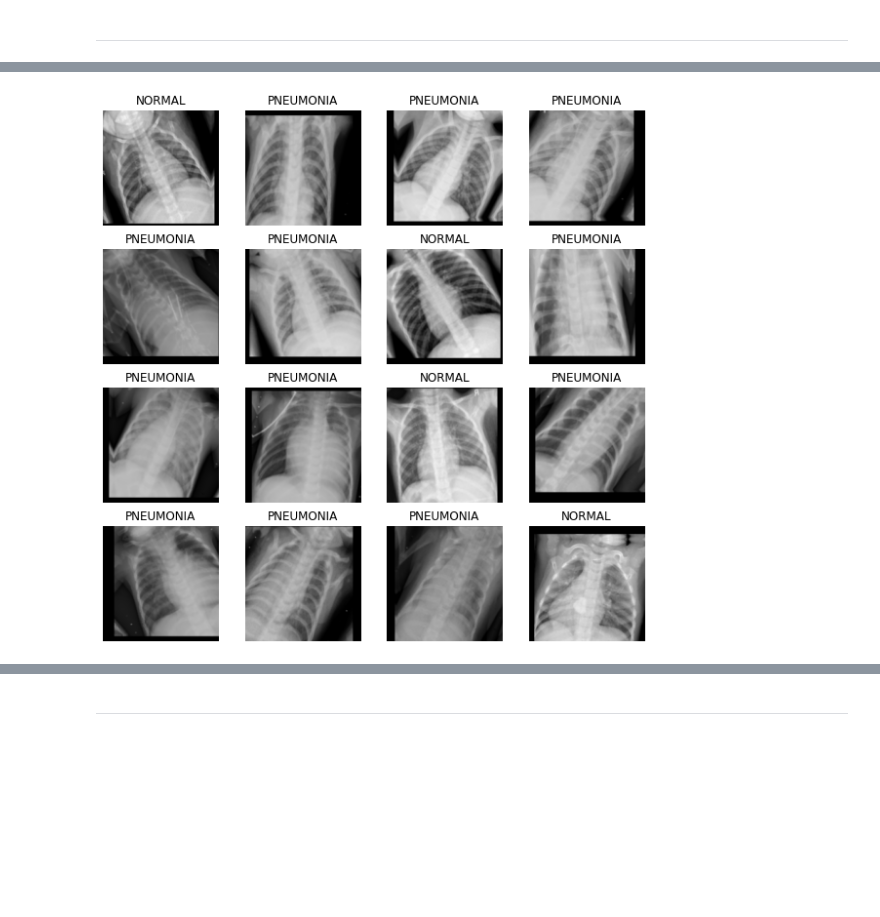
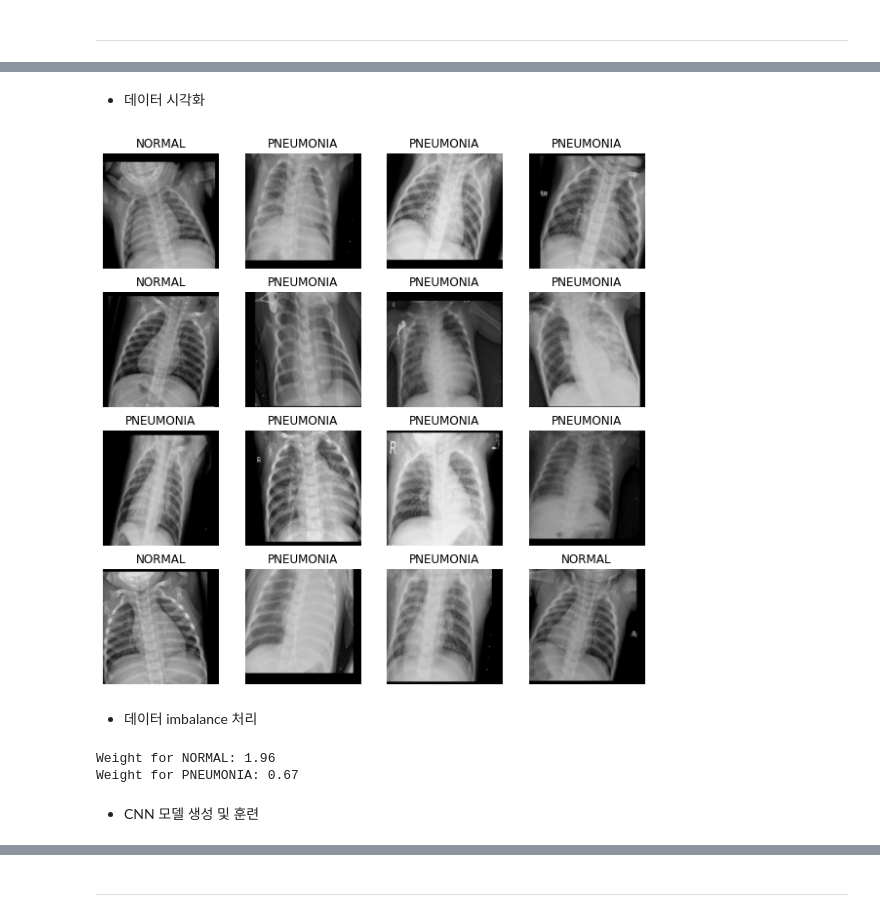
Before and after one commit to HRPzz/AIFFEL, a Jupyter notebook: EXPLORATION/Node_09/[E-09] Pneumonia_Diagnosis_Machine.ipynb, the cells around one changed output, grey strips where cells are left out. Saved outputs shown, nothing was run; the diff lists cells and outputs as text; code cells hidden in the pictures; blank space fills up the shorter version.

Commit message:
Update [E-09] Pneumonia_Diagnosis_Machine.ipynb
add contents

```diff
--- a/EXPLORATION/Node_09/[E-09] Pneumonia_Diagnosis_Machine.ipynb
+++ b/EXPLORATION/Node_09/[E-09] Pneumonia_Diagnosis_Machine.ipynb
@@ -438,7 +443,7 @@ augment_val_ds = prepare_for_training(val_ds, BATCH_SIZE)
 # %%
 data_augmentation = tf.keras.Sequential([
-    tf.keras.layers.experimental.preprocessing.RandomFlip("horizontal"),  # 반전(뒤집기)
-    tf.keras.layers.experimental.preprocessing.RandomRotation(0.1),  # 회전
-    tf.keras.layers.experimental.preprocessing.RandomZoom(-0.1, 0.1),  # 확대/축소
-    tf.keras.layers.experimental.preprocessing.RandomTranslation(0.1, 0.1, fill_mode='constant'),  # 상하 이동 - 여백 0 으로 채움(constant)
+    # tf.keras.layers.experimental.preprocessing.RandomFlip("horizontal"),  # 반전(뒤집기)
+    tf.keras.layers.experimental.preprocessing.RandomRotation(0.05),  # 회전
+    # tf.keras.layers.experimental.preprocessing.RandomZoom(-0.05, 0.05),  # 확대/축소
+    tf.keras.layers.experimental.preprocessing.RandomTranslation(0.05, 0.05, fill_mode='constant'),  # 상하 이동 - 여백 0 으로 채움(constant)
 ])
@@ -462,6 +450,12 @@ def show_augment_batch(image_batch, label_batch, batch_size=32):
-# %%
-augment_image_batch, augment_label_batch = next(iter(augment_train_ds))
-# augment_image_batch = apply_data_augmentation(augment_image_batch)
-show_augment_batch(augment_image_batch.numpy(), augment_label_batch.numpy(), BATCH_SIZE)
-# %% [output]
-[figure, removed]
+# %%
+def prepare_for_aug_training(ds, batch_size, shuffle_buffer_size=1000):
+    ds = ds.map(
+            lambda x, y: (data_augmentation(x, training=True), y),  # augment 함수 적용
+            num_parallel_calls=AUTOTUNE
+        )
+
+    ds = ds.shuffle(buffer_size=shuffle_buffer_size)
+    ds = ds.repeat()
+    ds = ds.batch(batch_size)
+    ds = ds.prefetch(buffer_size=AUTOTUNE)
+    return ds
@@ -468,2 +509,24 @@ show_augment_batch(augment_image_batch.numpy(), augment_label_batch.numpy(), BAT
+# %% [markdown]
+- 데이터 시각화
+# %%
+image_batch, label_batch = next(iter(train_ds))
+show_batch(image_batch.numpy(), label_batch.numpy(), BATCH_SIZE)
+# %% [output]
+[figure, added]
+# %% [markdown]
+- 데이터 imbalance 처리
+# %%
+weight_for_0 = (1 / COUNT_NORMAL)*(TRAIN_IMG_COUNT)/2.0  # Normal
+weight_for_1 = (1 / COUNT_PNEUMONIA)*(TRAIN_IMG_COUNT)/2.0  # Pneumonia
+
+class_weight = {0: weight_for_0, 1: weight_for_1}
+
+print('Weight for NORMAL: {:.2f}'.format(weight_for_0))  # 1.95
+print('Weight for PNEUMONIA: {:.2f}'.format(weight_for_1))  # 0.67
+# %% [output]
+Weight for NORMAL: 1.96
+Weight for PNEUMONIA: 0.67
+# %% [markdown]
+- CNN 모델 생성 및 훈련
 # %%
 model_aug = model_setting()
```
Also changed, not shown: parts of 52 cells of this notebook.
